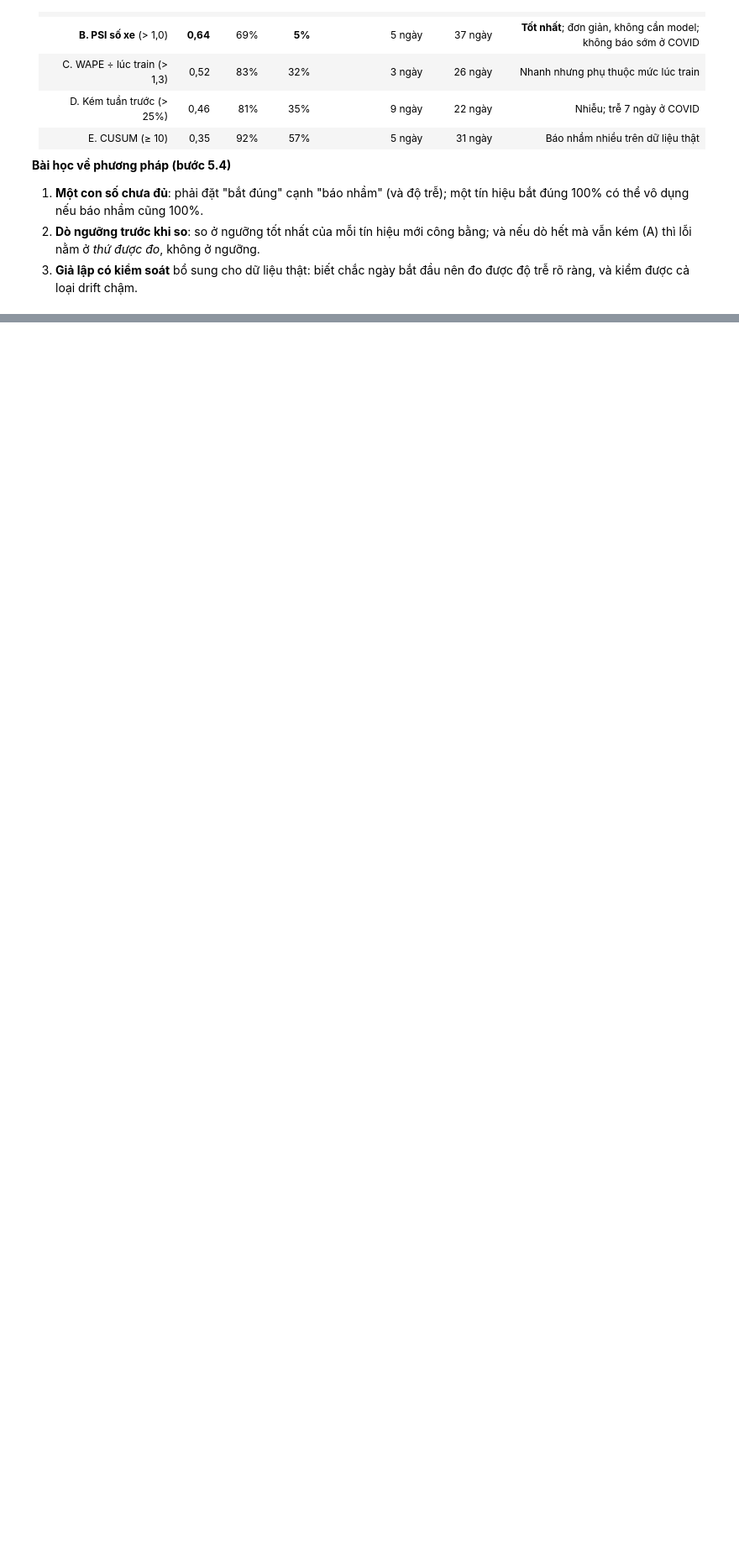
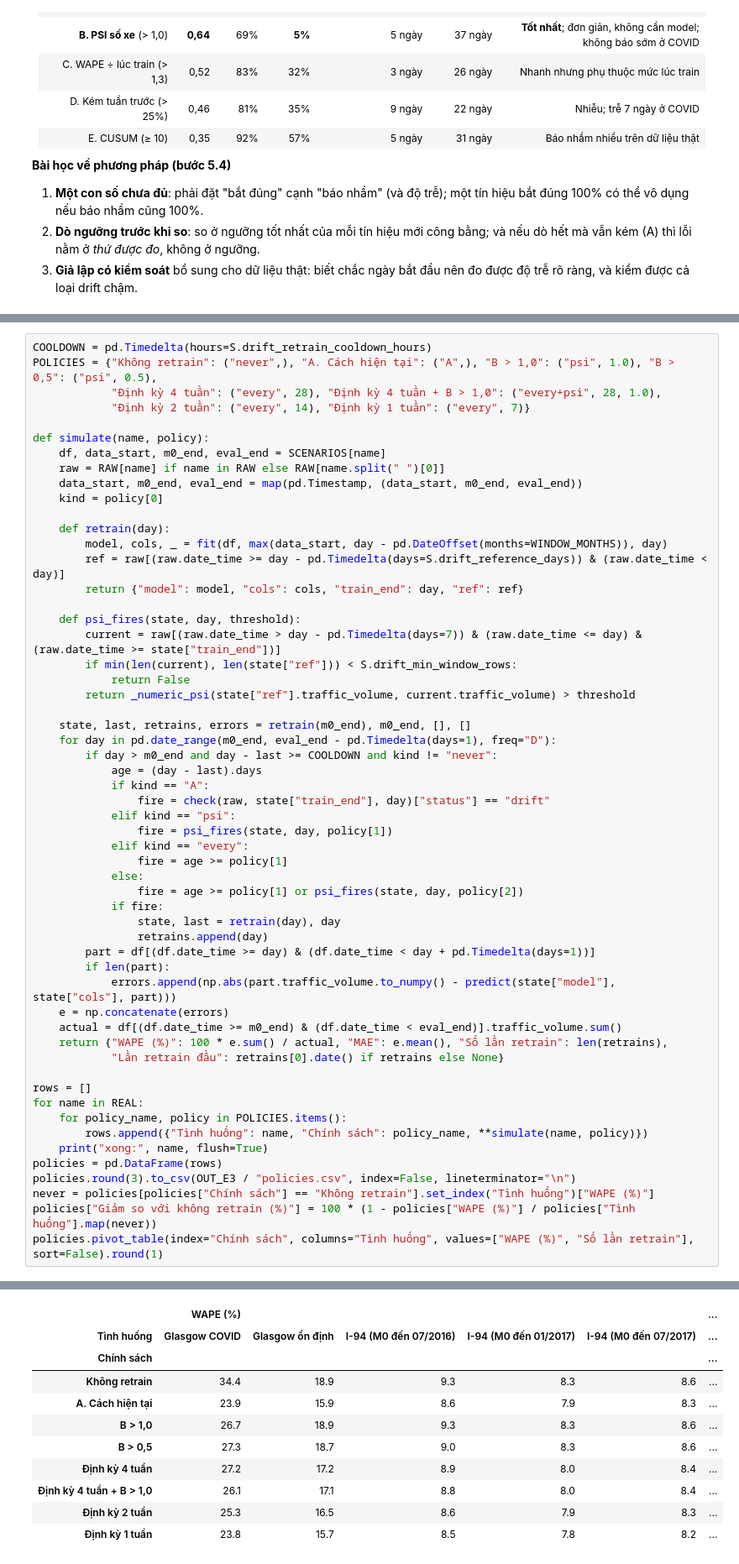
Before and after one commit to Phuctt205dev/adaptive-mlops-traffic-forecast-self-research-NT114.Q21, a Jupyter notebook: experiments/notebooks/E3-drift-retrain.ipynb, the cells around one changed output, grey strips where cells are left out. Shown at 84% size. Cells and saved outputs as stored; diff of their text form; blank space fills up the shorter version.

```diff
--- a/experiments/notebooks/E3-drift-retrain.ipynb
+++ b/experiments/notebooks/E3-drift-retrain.ipynb
@@ -829,0 +883,57 @@ syn.pivot_table(index=["Tín hiệu", "Ngưỡng"], columns="Giả lập", value
+# %%
+COOLDOWN = pd.Timedelta(hours=S.drift_retrain_cooldown_hours)
+POLICIES = {"Không retrain": ("never",), "A. Cách hiện tại": ("A",), "B > 1,0": ("psi", 1.0), "B > 0,5": ("psi", 0.5),
+            "Định kỳ 4 tuần": ("every", 28), "Định kỳ 4 tuần + B > 1,0": ("every+psi", 28, 1.0),
+            "Định kỳ 2 tuần": ("every", 14), "Định kỳ 1 tuần": ("every", 7)}
+
+def simulate(name, policy):
+    df, data_start, m0_end, eval_end = SCENARIOS[name]
+    raw = RAW[name] if name in RAW else RAW[name.split(" ")[0]]
+    data_start, m0_end, eval_end = map(pd.Timestamp, (data_start, m0_end, eval_end))
+    kind = policy[0]
+
+    def retrain(day):
+        model, cols, _ = fit(df, max(data_start, day - pd.DateOffset(months=WINDOW_MONTHS)), day)
+        ref = raw[(raw.date_time >= day - pd.Timedelta(days=S.drift_reference_days)) & (raw.date_time < day)]
+        return {"model": model, "cols": cols, "train_end": day, "ref": ref}
+
+    def psi_fires(state, day, threshold):
+        current = raw[(raw.date_time > day - pd.Timedelta(days=7)) & (raw.date_time <= day) & (raw.date_time >= state["train_end"])]
+        if min(len(current), len(state["ref"])) < S.drift_min_window_rows:
+            return False
+        return _numeric_psi(state["ref"].traffic_volume, current.traffic_volume) > threshold
+
+    state, last, retrains, errors = retrain(m0_end), m0_end, [], []
+    for day in pd.date_range(m0_end, eval_end - pd.Timedelta(days=1), freq="D"):
+        if day > m0_end and day - last >= COOLDOWN and kind != "never":
+            age = (day - last).days
+            if kind == "A":
+                fire = check(raw, state["train_end"], day)["status"] == "drift"
+            elif kind == "psi":
+                fire = psi_fires(state, day, policy[1])
+            elif kind == "every":
+                fire = age >= policy[1]
+            else:
+                fire = age >= policy[1] or psi_fires(state, day, policy[2])
+            if fire:
+                state, last = retrain(day), day
+                retrains.append(day)
+        part = df[(df.date_time >= day) & (df.date_time < day + pd.Timedelta(days=1))]
+        if len(part):
+            errors.append(np.abs(part.traffic_volume.to_numpy() - predict(state["model"], state["cols"], part)))
+    e = np.concatenate(errors)
+    actual = df[(df.date_time >= m0_end) & (df.date_time < eval_end)].traffic_volume.sum()
+    return {"WAPE (%)": 100 * e.sum() / actual, "MAE": e.mean(), "Số lần retrain": len(retrains),
+            "Lần retrain đầu": retrains[0].date() if retrains else None}
+
+rows = []
+for name in REAL:
+    for policy_name, policy in POLICIES.items():
+        rows.append({"Tình huống": name, "Chính sách": policy_name, **simulate(name, policy)})
+    print("xong:", name, flush=True)
+policies = pd.DataFrame(rows)
+policies.round(3).to_csv(OUT_E3 / "policies.csv", index=False, lineterminator="\n")
+never = policies[policies["Chính sách"] == "Không retrain"].set_index("Tình huống")["WAPE (%)"]
+policies["Giảm so với không retrain (%)"] = 100 * (1 - policies["WAPE (%)"] / policies["Tình huống"].map(never))
+policies.pivot_table(index="Chính sách", columns="Tình huống", values=["WAPE (%)", "Số lần retrain"], sort=False).round(1)
+# %% [output]
@@ -829,0 +945,11 @@ syn.pivot_table(index=["Tín hiệu", "Ngưỡng"], columns="Giả lập", value
+|  | WAPE (%) |  |  |  |  | ... |
+| Tình huống | Glasgow COVID | Glasgow ổn định | I-94 (M0 đến 07/2016) | I-94 (M0 đến 01/2017) | I-94 (M0 đến 07/2017) | ... |
+| Chính sách |  |  |  |  |  | ... |
+| Không retrain | 34.4 | 18.9 | 9.3 | 8.3 | 8.6 | ... |
+| A. Cách hiện tại | 23.9 | 15.9 | 8.6 | 7.9 | 8.3 | ... |
+| B > 1,0 | 26.7 | 18.9 | 9.3 | 8.3 | 8.6 | ... |
+| B > 0,5 | 27.3 | 18.7 | 9.0 | 8.3 | 8.6 | ... |
+| Định kỳ 4 tuần | 27.2 | 17.2 | 8.9 | 8.0 | 8.4 | ... |
+| Định kỳ 4 tuần + B > 1,0 | 26.1 | 17.1 | 8.8 | 8.0 | 8.4 | ... |
+| Định kỳ 2 tuần | 25.3 | 16.5 | 8.6 | 7.9 | 8.3 | ... |
+| Định kỳ 1 tuần | 23.8 | 15.7 | 8.5 | 7.8 | 8.2 | ... |
```
Also changed, not shown: parts of 8 cells of this notebook, 6 other files.
